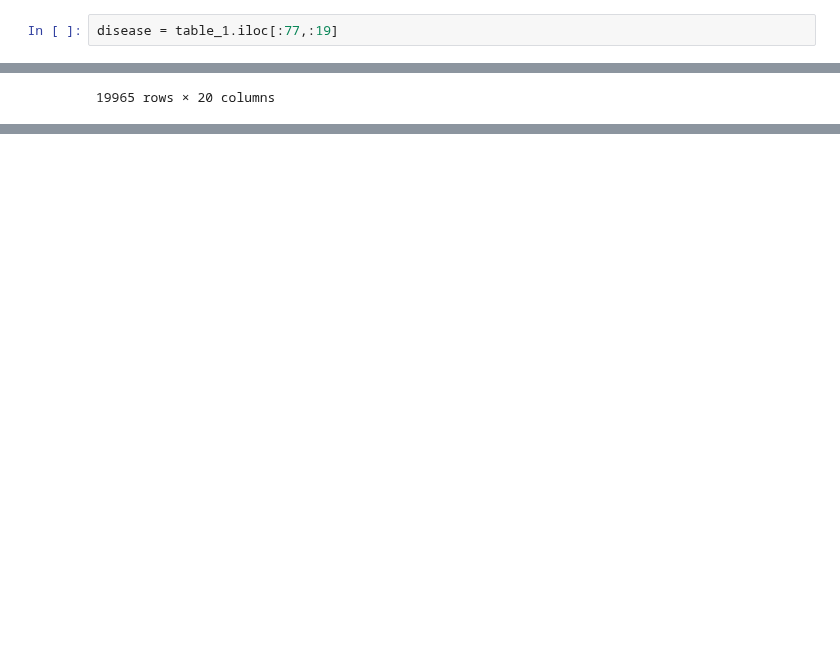
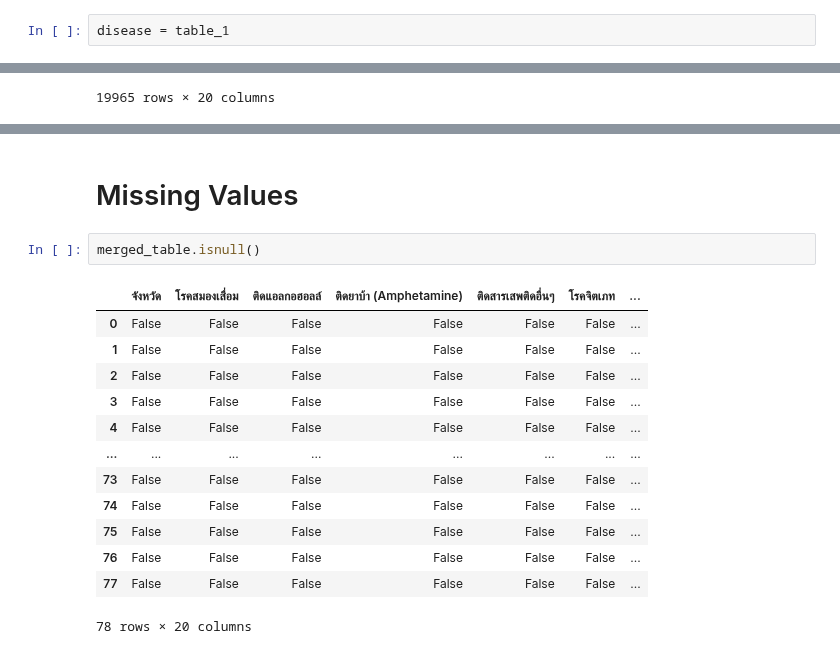
Before and after one commit to Adibank/DPDM, a Jupyter notebook: Project.ipynb, the cells around one changed output, grey strips where cells are left out. Cells and saved outputs as stored; diff of their text form; blank space fills up the shorter version.

Commit message:
No outlier no missing

```diff
--- a/Project.ipynb
+++ b/Project.ipynb
@@ -82,7 +82,7 @@ table_2.shape
 # %% [output]
 (19965, 20)
 # %%
-disease = table_1.iloc[:77,:19]
+disease = table_1
 # %%
 disease
 # %% [output]
@@ -137,0 +175,18 @@ merged_table
+# %% [markdown]
+# Missing Values
+# %%
+merged_table.isnull()
+# %% [output]
+|  | จังหวัด | โรคสมองเสื่อม | ติดแอลกอฮอลล์ | ติดยาบ้า (Amphetamine) | ติดสารเสพติดอื่นๆ | โรคจิตเภท | ... |
+| 0 | False | False | False | False | False | False | ... |
+| 1 | False | False | False | False | False | False | ... |
+| 2 | False | False | False | False | False | False | ... |
+| 3 | False | False | False | False | False | False | ... |
+| 4 | False | False | False | False | False | False | ... |
+| ... | ... | ... | ... | ... | ... | ... | ... |
+| 73 | False | False | False | False | False | False | ... |
+| 74 | False | False | False | False | False | False | ... |
+| 75 | False | False | False | False | False | False | ... |
+| 76 | False | False | False | False | False | False | ... |
+| 77 | False | False | False | False | False | False | ... |
+78 rows × 20 columns
```
Also changed, not shown: parts of 21 cells of this notebook.
